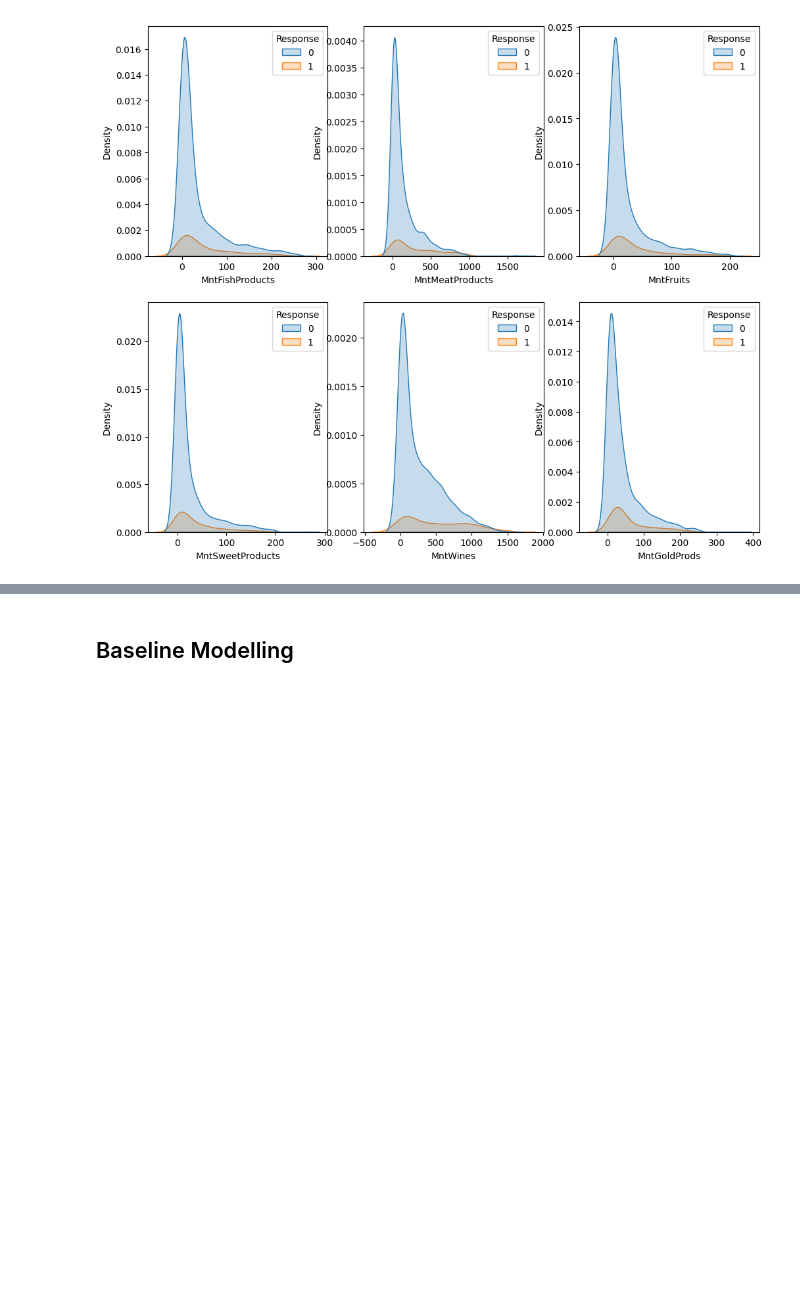
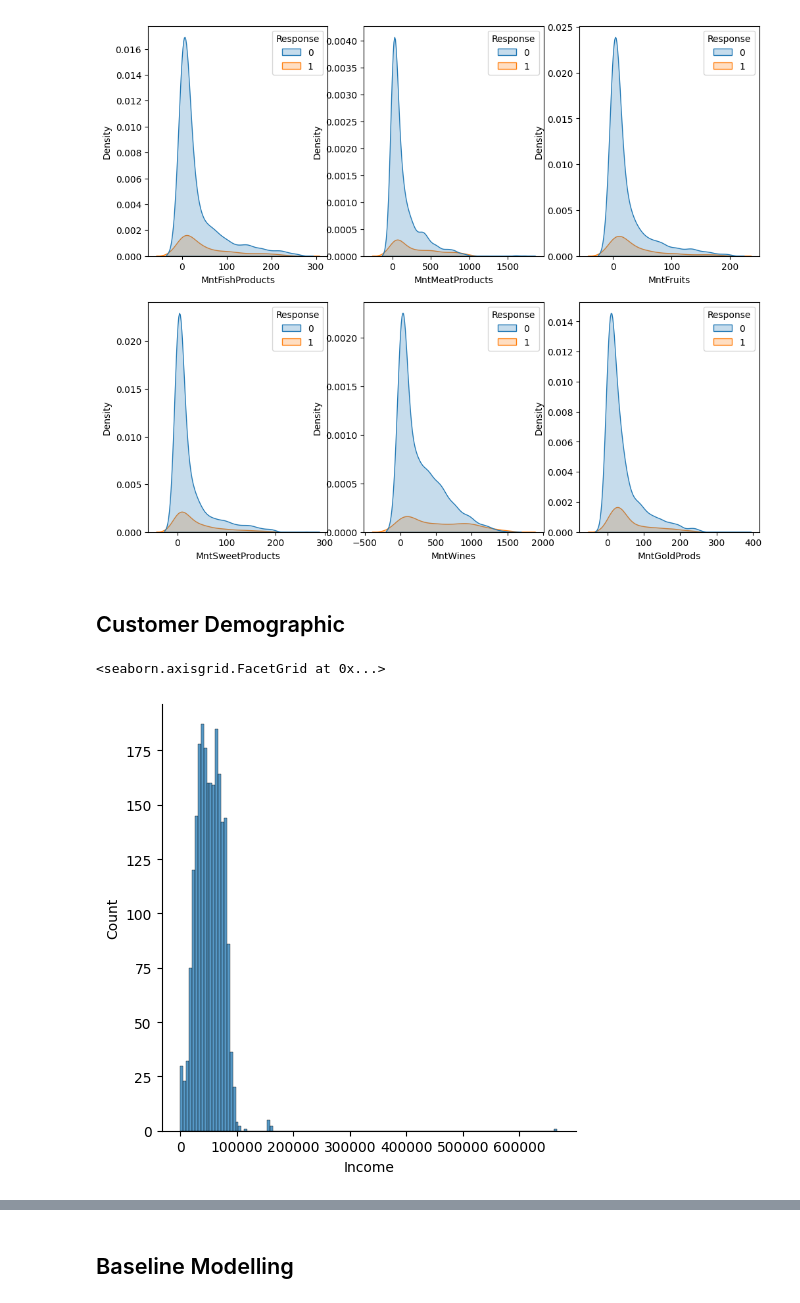
Before and after one commit to Ronan-Daliuag/Determining-Leads, a Jupyter notebook: Padrejuan.ipynb, the cells around one changed output, grey strips where cells are left out. Drawn from its saved outputs; the diff is of its cells as text; code cells hidden in the pictures; blank space fills up the shorter version.

```diff
--- a/Padrejuan.ipynb
+++ b/Padrejuan.ipynb
@@ -234,3 +234,10 @@ for i, ax, col in zip(range(6), axes.flat, ['MntFishProducts', 'MntMeatProducts'
 plt.show()
 # %% [output]
 [figure]
+# %% [markdown]
+## Customer Demographic
+# %%
+sns.displot(quantified_dt_customer['Income']) # possible outliers
+# %% [output]
+<seaborn.axisgrid.FacetGrid at 0x...>
+[figure, added]
```
Also changed, not shown: parts of 9 cells of this notebook, 2 other files.
